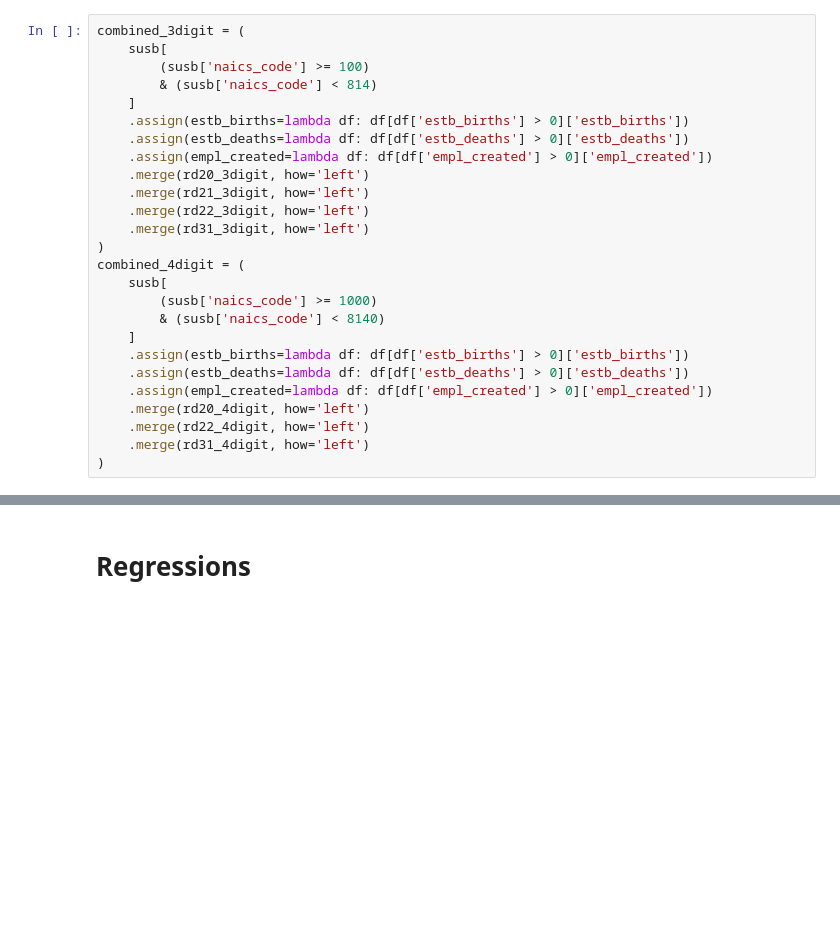
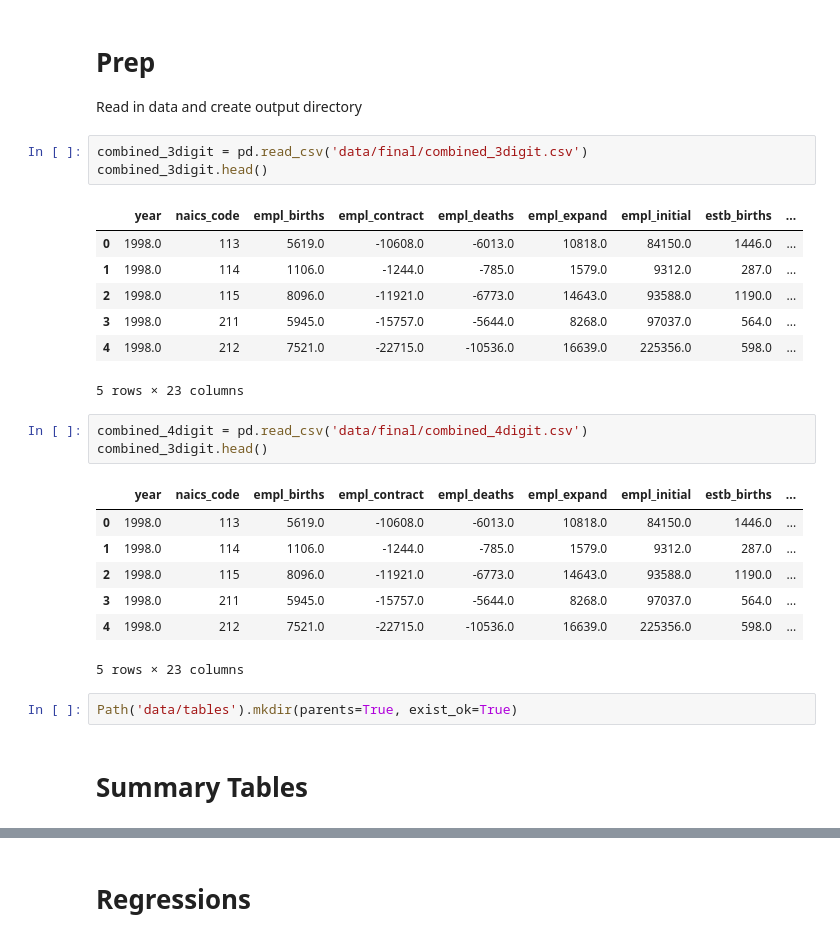
Before and after one commit to fagan2888/dynamism, a Jupyter notebook: Regression.ipynb, the cells around one changed output, grey strips where cells are left out. Saved outputs shown, nothing was run; the diff lists cells and outputs as text; blank space fills up the shorter version.

```diff
--- a/Regression.ipynb
+++ b/Regression.ipynb
@@ -110,29 +10,32 @@ rd22_4digit = (
-# %%
-combined_3digit = (
-    susb[
-        (susb['naics_code'] >= 100)
-        & (susb['naics_code'] < 814)
-    ]
-    .assign(estb_births=lambda df: df[df['estb_births'] > 0]['estb_births'])
-    .assign(estb_deaths=lambda df: df[df['estb_deaths'] > 0]['estb_deaths'])
-    .assign(empl_created=lambda df: df[df['empl_created'] > 0]['empl_created'])
-    .merge(rd20_3digit, how='left')
-    .merge(rd21_3digit, how='left')
-    .merge(rd22_3digit, how='left')
-    .merge(rd31_3digit, how='left')
-)
-combined_4digit = (
-    susb[
-        (susb['naics_code'] >= 1000)
-        & (susb['naics_code'] < 8140)
-    ]
-    .assign(estb_births=lambda df: df[df['estb_births'] > 0]['estb_births'])
-    .assign(estb_deaths=lambda df: df[df['estb_deaths'] > 0]['estb_deaths'])
-    .assign(empl_created=lambda df: df[df['empl_created'] > 0]['empl_created'])
-    .merge(rd20_4digit, how='left')
-    .merge(rd22_4digit, how='left')
-    .merge(rd31_4digit, how='left')
-)
+# %% [markdown]
+# Prep
+Read in data and create output directory
+# %%
+combined_3digit = pd.read_csv('data/final/combined_3digit.csv')
+combined_3digit.head()
+# %% [output]
+|  | year | naics_code | empl_births | empl_contract | empl_deaths | empl_expand | empl_initial | estb_births | ... |
+| 0 | 1998.0 | 113 | 5619.0 | -10608.0 | -6013.0 | 10818.0 | 84150.0 | 1446.0 | ... |
+| 1 | 1998.0 | 114 | 1106.0 | -1244.0 | -785.0 | 1579.0 | 9312.0 | 287.0 | ... |
+| 2 | 1998.0 | 115 | 8096.0 | -11921.0 | -6773.0 | 14643.0 | 93588.0 | 1190.0 | ... |
+| 3 | 1998.0 | 211 | 5945.0 | -15757.0 | -5644.0 | 8268.0 | 97037.0 | 564.0 | ... |
+| 4 | 1998.0 | 212 | 7521.0 | -22715.0 | -10536.0 | 16639.0 | 225356.0 | 598.0 | ... |
+5 rows × 23 columns
+# %%
+combined_4digit = pd.read_csv('data/final/combined_4digit.csv')
+combined_3digit.head()
+# %% [output]
+|  | year | naics_code | empl_births | empl_contract | empl_deaths | empl_expand | empl_initial | estb_births | ... |
+| 0 | 1998.0 | 113 | 5619.0 | -10608.0 | -6013.0 | 10818.0 | 84150.0 | 1446.0 | ... |
+| 1 | 1998.0 | 114 | 1106.0 | -1244.0 | -785.0 | 1579.0 | 9312.0 | 287.0 | ... |
+| 2 | 1998.0 | 115 | 8096.0 | -11921.0 | -6773.0 | 14643.0 | 93588.0 | 1190.0 | ... |
+| 3 | 1998.0 | 211 | 5945.0 | -15757.0 | -5644.0 | 8268.0 | 97037.0 | 564.0 | ... |
+| 4 | 1998.0 | 212 | 7521.0 | -22715.0 | -10536.0 | 16639.0 | 225356.0 | 598.0 | ... |
+5 rows × 23 columns
+# %%
+Path('data/tables').mkdir(parents=True, exist_ok=True)
+# %% [markdown]
+# Summary Tables
 # %%
 summary_table_rows = {
     'estb_birth_rate': 'Startup Rate',
```
Also changed, not shown: parts of 21 cells of this notebook, 12 other files.
